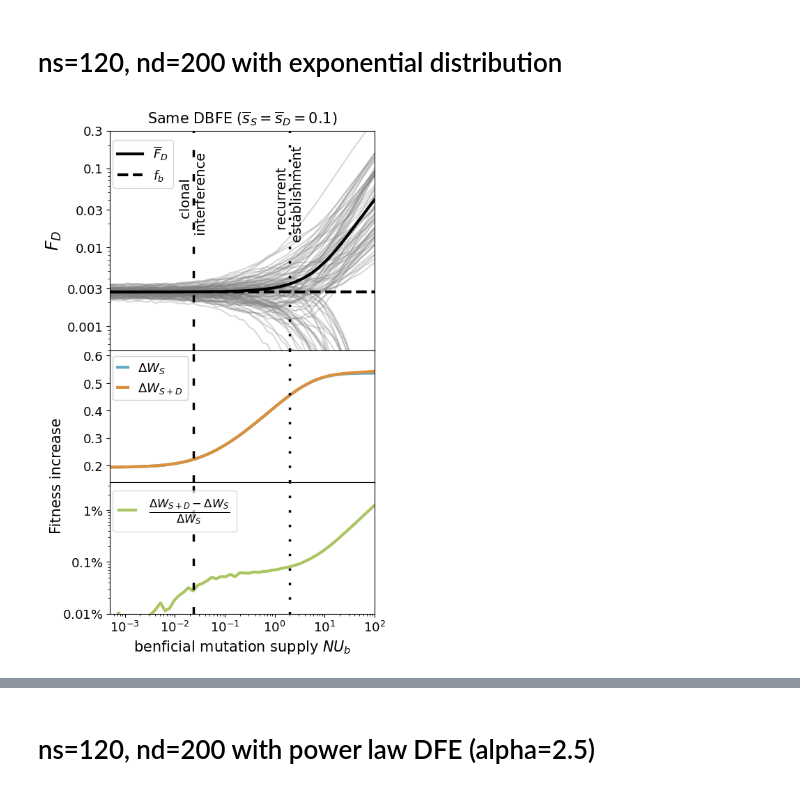
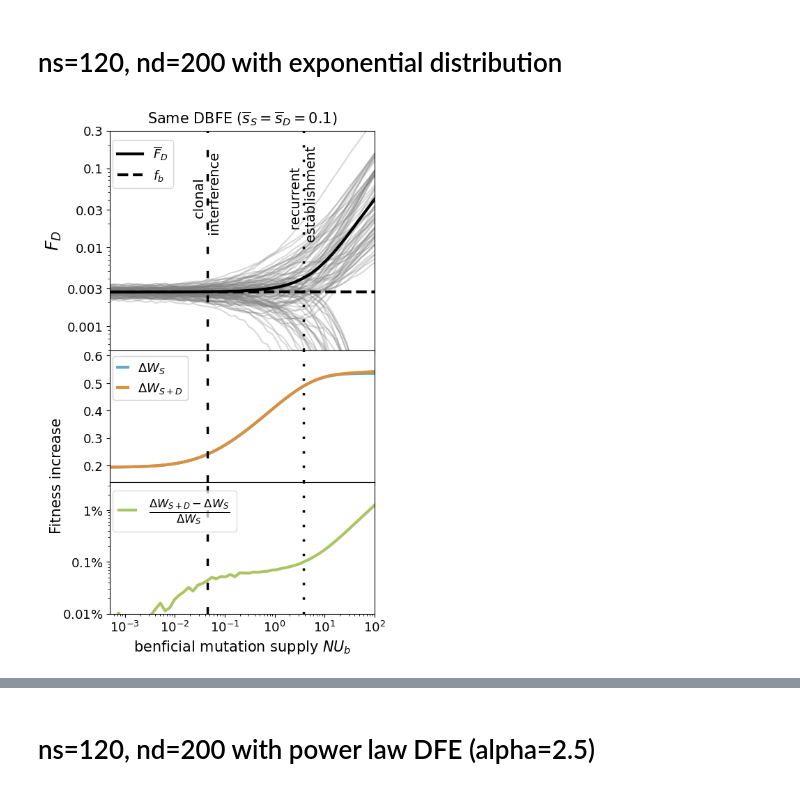
Before and after one commit to AlexKI123/DoublesProject, a Jupyter notebook: Code/WFModel/Plotting/Plot_Random_Result.ipynb, the cells around one changed output, grey strips where cells are left out. Drawn from its saved outputs; the diff is of its cells as text; code cells hidden in the pictures.

```diff
--- a/Code/WFModel/Plotting/Plot_Random_Result.ipynb
+++ b/Code/WFModel/Plotting/Plot_Random_Result.ipynb
@@ -419,13 +539,13 @@ axes[0].axhline([fraction_of_time_a_AAsub_only_due_to_doubles], linestyle="--",
 
 
 epsilon=1
-axes[0].axvline([np.real(epsilon/(4*lambertw(epsilon/(4*U))))], linestyle=(0, (3, 7)), color="black",linewidth=2.5)
-axes[0].axvline([np.real(epsilon*ns/(4*lambertw(epsilon/(4*mus/6.09))))], linestyle=(0, (1, 5)), color="black",linewidth=2.5)
+axes[0].axvline([np.real(epsilon/(2*lambertw(epsilon/(2*U))))], linestyle=(0, (3, 7)), color="black",linewidth=2.5)
+axes[0].axvline([np.real(epsilon*ns/(2*lambertw(epsilon/(2*mus/6.09))))], linestyle=(0, (1, 5)), color="black",linewidth=2.5)
 
 # Add text at the vertical line
-axes[0].text(np.real(epsilon/(4*lambertw(epsilon/(4*U))))+0.0006, 0.045, 'clonal \n interference', rotation=90, verticalalignment='center', horizontalalignment='center', multialignment='center', fontsize=14)
+axes[0].text(np.real(epsilon/(2*lambertw(epsilon/(2*U))))+0.0006, 0.045, 'clonal \n interference', rotation=90, verticalalignment='center', horizontalalignment='center', multialignment='center', fontsize=14)
 
-axes[0].text(np.real(epsilon*ns/(4*lambertw(epsilon/(4*mus/5.80))))+0.005, 0.045, 'recurrent \n establishment', rotation=90, verticalalignment='center', horizontalalignment='center', multialignment='center', fontsize=14)
+axes[0].text(np.real(epsilon*ns/(2*lambertw(epsilon/(2*mus/6.09))))+0.005, 0.045, 'recurrent \n establishment', rotation=90, verticalalignment='center', horizontalalignment='center', multialignment='center', fontsize=14)
 
 
 axes[0].set_ylabel('$F_D$', fontsize=18)
@@ -449,8 +569,8 @@ axes[0].legend(fontsize=13, loc=(0.01,0.74))
 axes[1].plot(x,ΔW_S, linewidth = 3, color="#62AAC5", label="$\Delta W_{S}$")
 axes[1].plot(x,ΔW_SD, linewidth = 3, color = "#DD903B", label="$\Delta W_{S+D}$")
 
-axes[1].axvline([np.real(epsilon/(4*lambertw(epsilon/(4*U))))], linestyle=(0, (3, 7)), color="black",linewidth=2.5)
-axes[1].axvline([np.real(epsilon*ns/(4*lambertw(epsilon/(4*mus/6.09))))], linestyle=(0, (1, 5)), color="black",linewidth=2.5)
+axes[1].axvline([np.real(epsilon/(2*lambertw(epsilon/(2*U))))], linestyle=(0, (3, 7)), color="black",linewidth=2.5)
+axes[1].axvline([np.real(epsilon*ns/(2*lambertw(epsilon/(2*mus/6.09))))], linestyle=(0, (1, 5)), color="black",linewidth=2.5)
 
 
 axes[1].tick_params(axis='y', labelsize=13)
@@ -464,43 +584,43 @@ legend.get_frame().set_alpha(0.9)
 axes[2].plot(x,(ΔW_SD-ΔW_S)/ΔW_S, linewidth = 3, color = "#AAC562", label="$\\frac{\Delta W_{S+D}-\Delta W_{S}}{\Delta W_{S}}$")
 
 
-axes[2].axvline([np.real(epsilon/(4*lambertw(epsilon/(4*U))))], linestyle=(0, (3, 7)), color="black",linewidth=2.5)
-axes[2].axvline([np.real(epsilon*ns/(4*lambertw(epsilon/(4*mus/6.09))))], linestyle=(0, (1, 5)), color="black",linewidth=2.5)
+axes[2].axvline([np.real(epsilon/(2*lambertw(epsilon/(2*U))))], linestyle=(0, (3, 7)), color="black",linewidth=2.5)
+axes[2].axvline([np.real(epsilon*ns/(2*lambertw(epsilon/(2*mus/6.09))))], linestyle=(0, (1, 5)), color="black",linewidth=2.5)
 
 axes[2].set_ylim(0.0001,0.035)
 axes[2].set_yscale("log")
 
 axes[2].set_yticks([0.0001,0.001,0.01])
 axes[2].set_yticklabels(["$0.01 \\%$","$0.1 \\%$","$1 \\%$"], fontsize=13)
 
 legend = axes[2].legend(handlelength=1, fontsize=17, loc=(0.01,0.62))
 legend.get_frame().set_alpha(0.7)
 
 
 
 axes[2].set_xlabel('benficial mutation supply $NU_b$', fontsize=15)
 axes[2].set_xlim(10**(-3.3),100)
 axes[2].set_xscale("log")
 
 plt.xticks([10**(-3),10**(-2),10**(-1),1,10**(1),10**(2)], fontsize=13)
 
 
 fig.text(-0.05, 0.33, 'Fitness increase', va='center', rotation='vertical', fontsize=15)
 
 
 handles, labels = axes[0].get_legend_handles_labels()
 
 for ax in axes.flatten()[1:]:
     handles_temp, labels_temp = ax.get_legend_handles_labels()
     handles += handles_temp
     labels += labels_temp
 
 
-#plt.savefig("FD_W_120_sigma01Log.pdf", transparent=True, bbox_inches='tight')
+plt.savefig("FD_W_120_sigma01Log.pdf", transparent=True, bbox_inches='tight')
 
 plt.show()
 # %% [output]
-[figure, old version]
+[figure, new version]
 # %%
 # Create two subplots sharing y axis
 fig, axes = plt.subplots(3, figsize=(4.9, 9), sharex=True, gridspec_kw={'height_ratios': [2, 1.2,1.2]})#, hspace=0.2, wspace=0.2))
```
Also changed, not shown: parts of 11 cells of this notebook, 1 other file.
